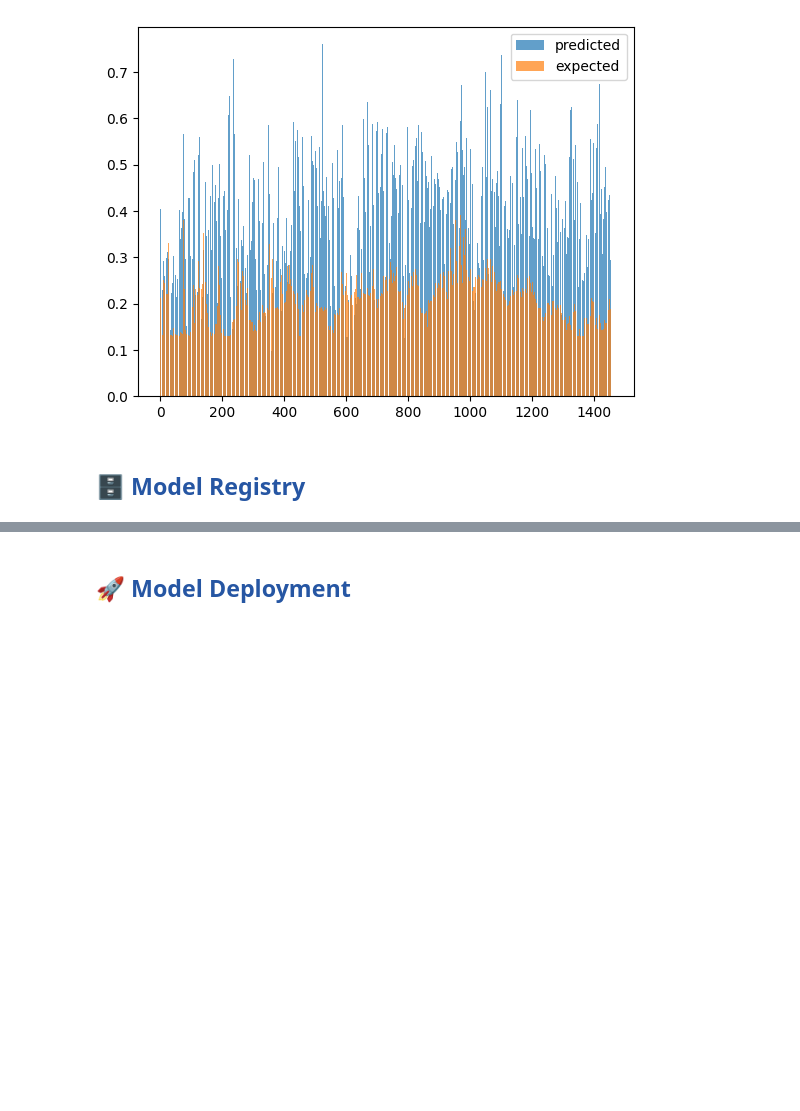
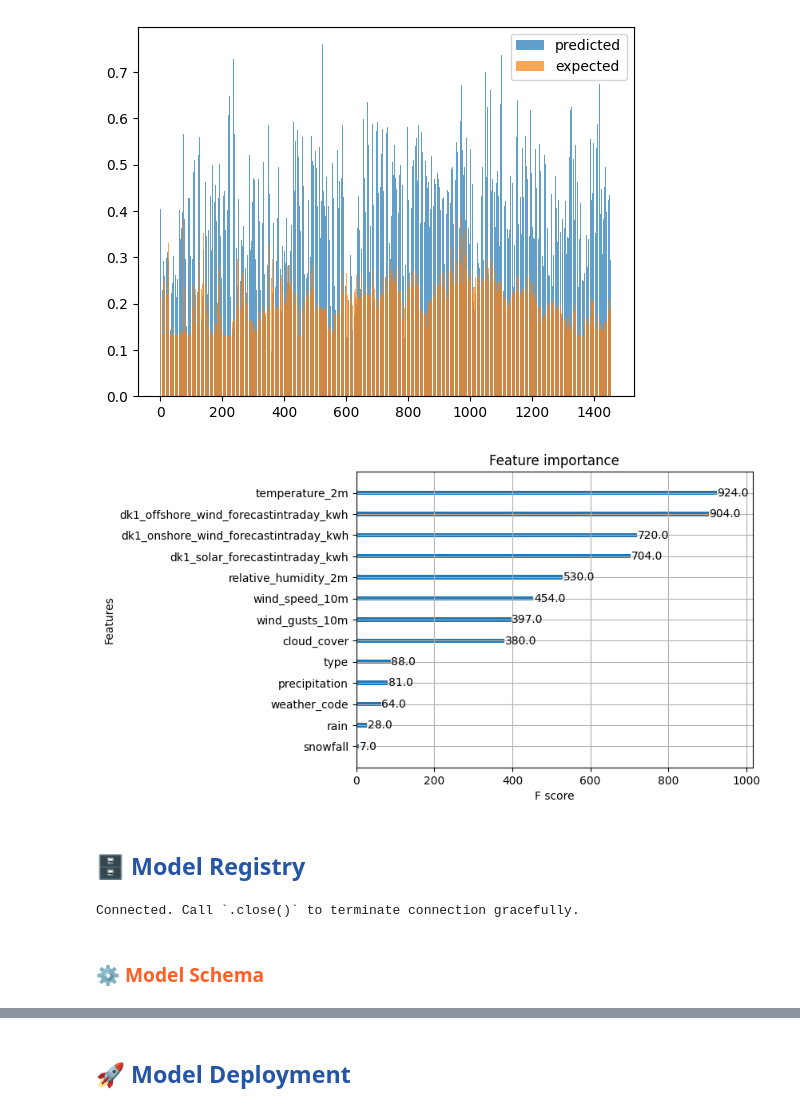
Before and after one commit to Camillahannesbo/BDS_MLOPs_Assignment, a Jupyter notebook: notebooks/3_training_pipeline.ipynb, the cells around one changed output, grey strips where cells are left out. Drawn from its saved outputs; the diff is of its cells as text; code cells hidden in the pictures; blank space fills up the shorter version.

```diff
--- a/notebooks/3_training_pipeline.ipynb
+++ b/notebooks/3_training_pipeline.ipynb
@@ -355,9 +530,25 @@ plt.show()
+# %%
+# Plot feature importances using the plot_importance function from XGBoost
+plot_importance(
+    model,
+    max_num_features=25,  # Display the top 25 most important features
+)
+plt.show()
+# %% [output]
+[figure, added]
 # %% [markdown]
 ## <span style='color:#2656a3'>🗄 Model Registry</span>
 # %%
 from hsml.schema import Schema
 from hsml.model_schema import ModelSchema
 import joblib
+# %%
+# Retrieving the Model Registry
+mr = project.get_model_registry()
+# %% [output]
+Connected. Call `.close()` to terminate connection gracefully.
+# %% [markdown]
+### <span style="color:#ff5f27;">⚙️ Model Schema</span>
 # %%
 # Specify the schema of the model's input/output using the features (X_train) and labels (y_train)
 input_schema = Schema(X_train)
```
Also changed, not shown: parts of 40 cells of this notebook, 8 other files.
